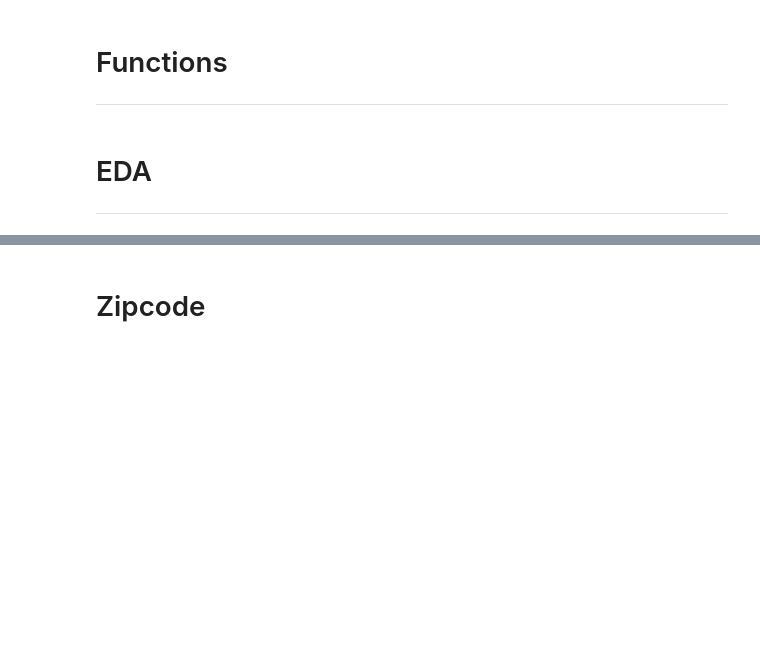
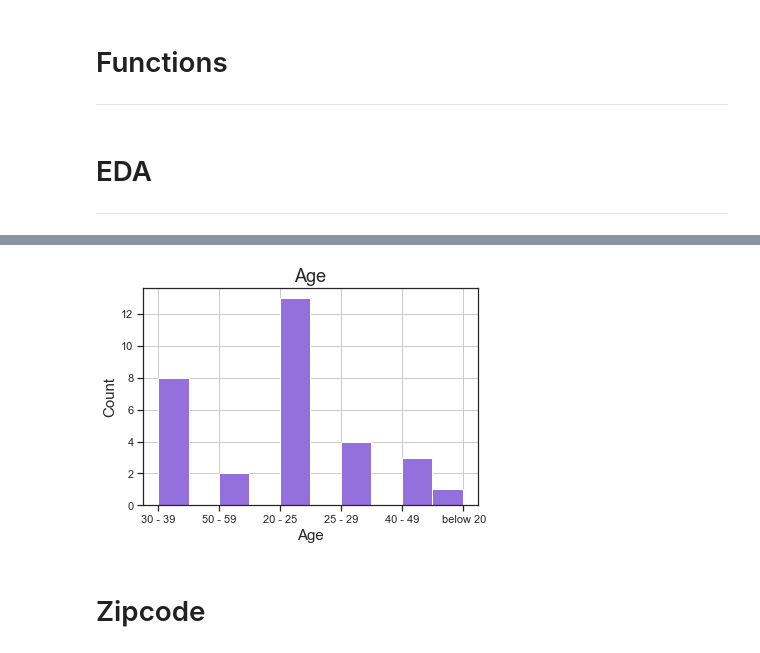
Before and after one commit to encodingintuition/Hackathon-small_business, a Jupyter notebook: code/prep_survy.ipynb, the cells around one changed output, grey strips where cells are left out. Cells and saved outputs as stored; diff of their text form; code cells hidden in the pictures; blank space fills up the shorter version.

```diff
--- a/code/prep_survy.ipynb
+++ b/code/prep_survy.ipynb
@@ -221,3 +200,14 @@ sns.barplot(y = df1.loc['age_group'].index,
+# %%
+# plot of ages
+
+df1['age_group'].hist(color = 'mediumpurple');
+
+plt.ylabel("Count", size=15)
+plt.xlabel("Age", size=15)
+plt.title("Age", size=18)
+plt.savefig("../img/age_group", dpi=100)
+# %% [output]
+[figure, added]
 # %% [markdown]
 # Zipcode
 # %%
```
Also changed, not shown: parts of 60 cells of this notebook, 19 other files.
